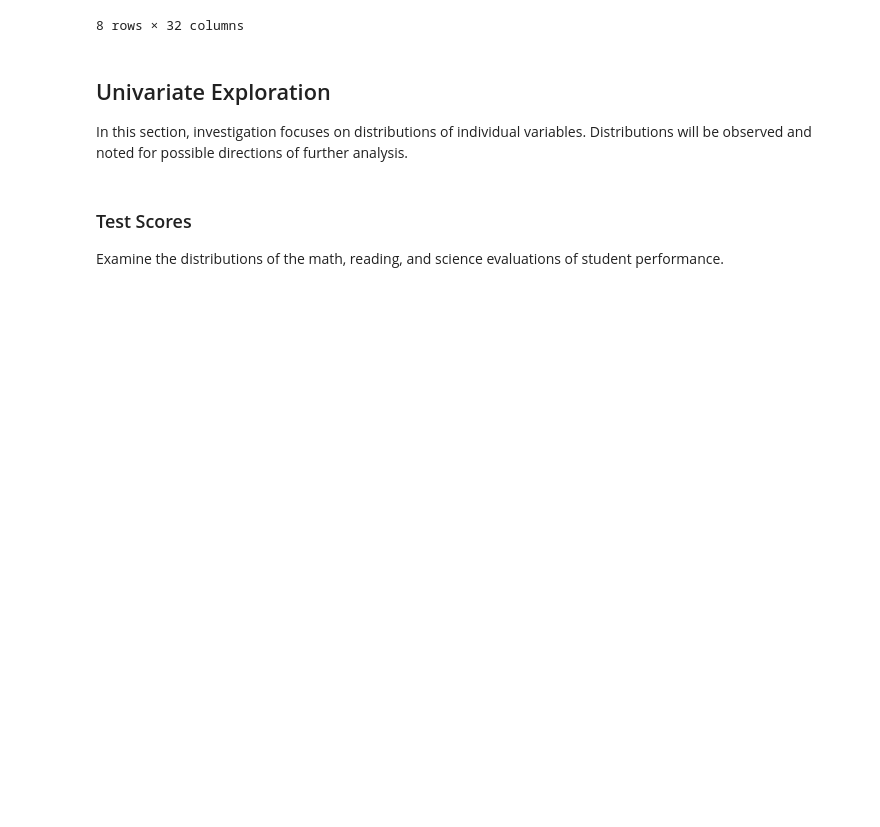
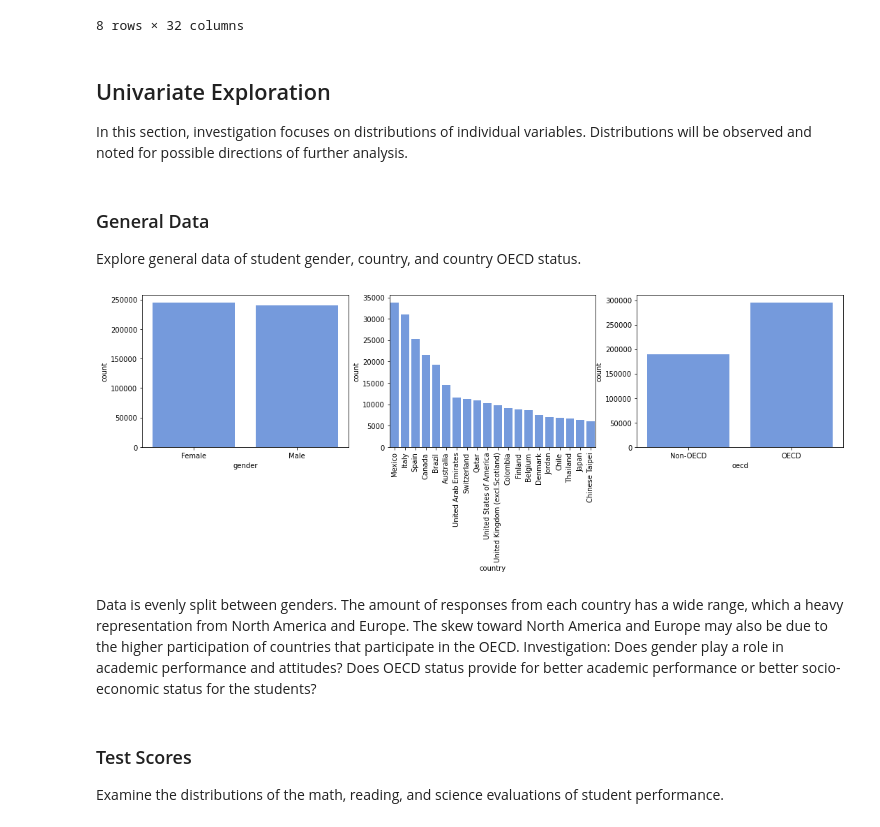
Before and after one commit to sjhaluck/International-Education-Data-Visualization, a Jupyter notebook: exploration_template.ipynb, the cells around one changed output. Cells and saved outputs as stored; diff of their text form; code cells hidden in the pictures; blank space fills up the shorter version.

```diff
--- a/exploration_template.ipynb
+++ b/exploration_template.ipynb
@@ -220,6 +218,22 @@ pisa_data.describe()
 ## Univariate Exploration
 
 In this section, investigation focuses on distributions of individual variables. Distributions will be observed and noted for possible directions of further analysis.
+# %% [markdown]
+### General Data
+Explore general data of student gender, country, and country OECD status.
+# %%
+plt.figure(figsize=(18,4))
+plt.subplot(131)
+sb.countplot(data = pisa_data, x = 'gender', color = 'cornflowerblue');
+plt.subplot(132)
+sb.countplot(data = pisa_data, x = 'country', order=pisa_data.country.value_counts().iloc[:20].index, color = 'cornflowerblue');
+plt.xticks(rotation = 90)
+plt.subplot(133)
+sb.countplot(data = pisa_data, x = 'oecd', color = 'cornflowerblue');
+# %% [output]
+[figure, added]
+# %% [markdown]
+Data is evenly split between genders. The amount of responses from each country has a wide range, which a heavy representation from North America and Europe. The skew toward North America and Europe may also be due to the higher participation of countries that participate in the OECD. Investigation: Does gender play a role in academic performance and attitudes? Does OECD status provide for better academic performance or better socio-economic status for the students?
 # %% [markdown]
 ### Test Scores
 Examine the distributions of the math, reading, and science evaluations of student performance.
```
Also changed, not shown: parts of 51 cells of this notebook.
